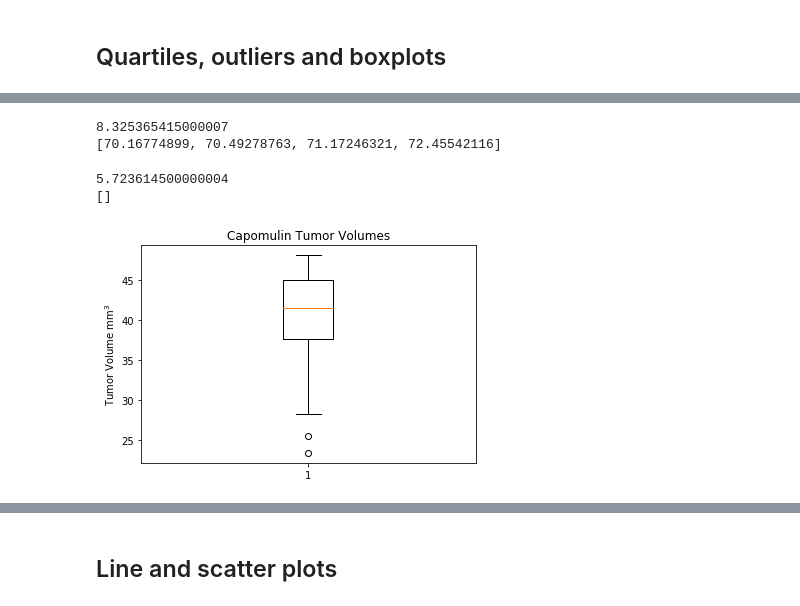
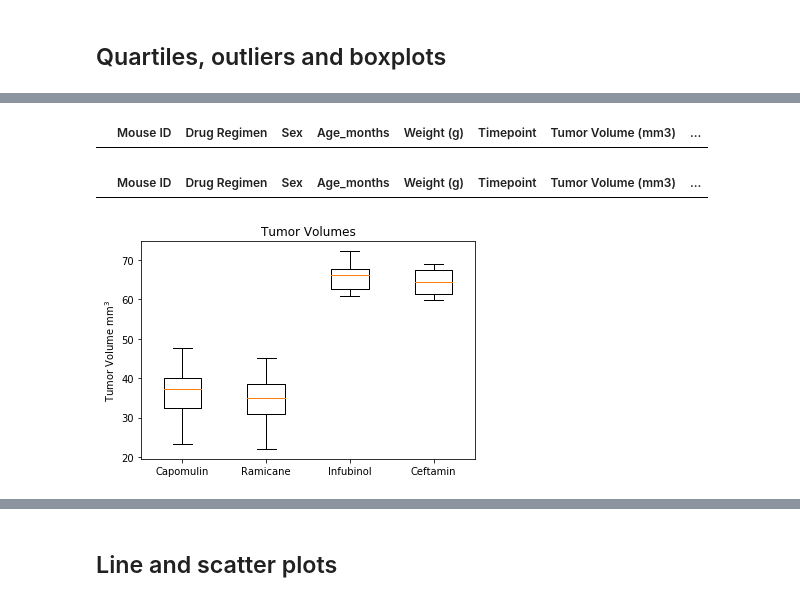
Before and after one commit to jtpeters963/matplotlibchallenge, a Jupyter notebook: pymaceuticals_starter.ipynb, the cells around one changed output, grey strips where cells are left out. Drawn from its saved outputs; the diff is of its cells as text; code cells hidden in the pictures.

```diff
--- a/pymaceuticals_starter.ipynb
+++ b/pymaceuticals_starter.ipynb
@@ -120,21 +119,17 @@ plt.show()
 ## Quartiles, outliers and boxplots
 # %%
 # Calculate the final tumor volume of each mouse across four of the most promising treatment regimens. Calculate the IQR and quantitatively determine if there are any potential outliers.
+third = 'Infubinol'
 Capomulin = df.loc[df['Drug Regimen']=='Capomulin',:]
 Ramicane = df.loc[df['Drug Regimen']=='Ramicane',:]
-Stelasyn = df.loc[df['Drug Regimen']=='Propriva',:]
-Zoniferol = df.loc[df['Drug Regimen']=='Zoniferol',:]
+third_drug = df.loc[df['Drug Regimen']==third,:]
+Ceftamin = df.loc[df['Drug Regimen']=='Ceftamin',:]
 Capo_sort=Capomulin['Tumor Volume (mm3)'].sort_values()
 Capo_sort.head()
 Capo_quartiles = Capo_sort.quantile([.25,.5,.75])
 Capo_IQR=Capo_quartiles[0.75]-Capo_quartiles[0.25]
 Capo_lower = Capo_quartiles[0.25]-1.5*Capo_IQR
 Capo_upper = Capo_quartiles[0.75]+1.5*Capo_IQR
-Capo_outliers=[]
-for x in Capo_sort:
-    if x> Capo_upper:
-        Capo_outliers.append(x)
-    elif x < Capo_lower:
-        Capo_outliers.append(x)
-print(Capo_outliers)
+Capo_outliers=Capomulin.loc[(Capomulin['Tumor Volume (mm3)']>Capo_upper) | (Capomulin['Tumor Volume (mm3)']<Capo_lower),:]
+Capo_outliers
 # %% [output]
@@ -157,43 +147,31 @@ print(Rami_outliers)
-# %%
-Stel_sort=Stelasyn['Tumor Volume (mm3)'].sort_values()
-Stel_quartiles = Stel_sort.quantile([.25,.5,.75])
-Stel_IQR=Stel_quartiles[0.75]-Stel_quartiles[0.25]
-print(Rami_IQR)
-Stel_lower = Stel_quartiles[0.25]-1.5*Stel_IQR
-Stel_upper = Stel_quartiles[0.75]+1.5*Stel_IQR
-Stel_outliers=[]
-for x in Stel_sort:
-    if x> Stel_upper:
-        Stel_outliers.append(x)
-    elif x < Stel_lower:
-        Stel_outliers.append(x)
-print(Stel_outliers)
-# %% [output]
-8.325365415000007
-[70.16774899, 70.49278763, 71.17246321, 72.45542116]
-# %%
-Zon_sort=Zoniferol['Tumor Volume (mm3)'].sort_values()
-Zon_quartiles = Zon_sort.quantile([.25,.5,.75])
-Zon_IQR=Zon_quartiles[0.75]-Zon_quartiles[0.25]
-print(Zon_IQR)
-Zon_lower = Zon_quartiles[0.25]-1.5*Zon_IQR
-Zon_upper = Zon_quartiles[0.75]+1.5*Zon_IQR
-Zon_outliers=[]
-for x in Zon_sort:
-    if x> Zon_upper:
-        Zon_outliers.append(x)
-    elif x < Capo_lower:
-        Zon_outliers.append(x)
-print(Zon_outliers)
-# %% [output]
-5.723614500000004
-[]
+# %%
+third_sort=third_drug['Tumor Volume (mm3)'].sort_values()
+third_quartiles = third_sort.quantile([.25,.5,.75])
+third_IQR=third_quartiles[0.75]-third_quartiles[0.25]
+third_lower = third_quartiles[0.25]-1.5*third_IQR
+third_upper = third_quartiles[0.75]+1.5*third_IQR
+third_outliers = third_drug.loc[(third_drug['Tumor Volume (mm3)']>third_upper) | (third_drug['Tumor Volume (mm3)']<third_lower),:]
+third_outliers
+# %% [output]
+|  | Mouse ID | Drug Regimen | Sex | Age_months | Weight (g) | Timepoint | Tumor Volume (mm3) | ... |
+# %%
+Ceft_sort=Ceftamin['Tumor Volume (mm3)'].sort_values()
+Ceft_quartiles = Ceft_sort.quantile([.25,.5,.75])
+Ceft_IQR=Ceft_quartiles[0.75]-Ceft_quartiles[0.25]
+Ceft_lower = Ceft_quartiles[0.25]-1.5*Ceft_IQR
+Ceft_upper = Ceft_quartiles[0.75]+1.5*Ceft_IQR
+Ceft_outliers= Ceftamin.loc[(Ceftamin['Tumor Volume (mm3)']>Ceft_upper) | (Ceftamin['Tumor Volume (mm3)']<Ceft_lower),:]
+Ceft_outliers
+# %% [output]
+|  | Mouse ID | Drug Regimen | Sex | Age_months | Weight (g) | Timepoint | Tumor Volume (mm3) | ... |
 # %%
 # Generate a box plot of the final tumor volume of each mouse across four regimens of interest
 fig1, ax1 = plt.subplots()
-ax1.set_title('Capomulin Tumor Volumes')
+# red_square = dict(markerfacecolor='r', marker='s')
+ax1.set_title('Tumor Volumes')
 ax1.set_ylabel(r'Tumor Volume mm$^3$')
-ax1.boxplot(Capomulin['Tumor Volume (mm3)'])
+ax1.boxplot([Capomulin['Tumor Volume (mm3)'], Ramicane['Tumor Volume (mm3)'],third_drug['Tumor Volume (mm3)'],Ceftamin['Tumor Volume (mm3)']],flierprops=dict(markerfacecolor='b', marker='s'))
+plt.xticks([1, 2, 3,4], ['Capomulin', 'Ramicane',third,'Ceftamin'])
 plt.show()
 # %% [output]
-[figure, old version]
+[figure, new version]
```
Also changed, not shown: parts of 14 cells of this notebook.
